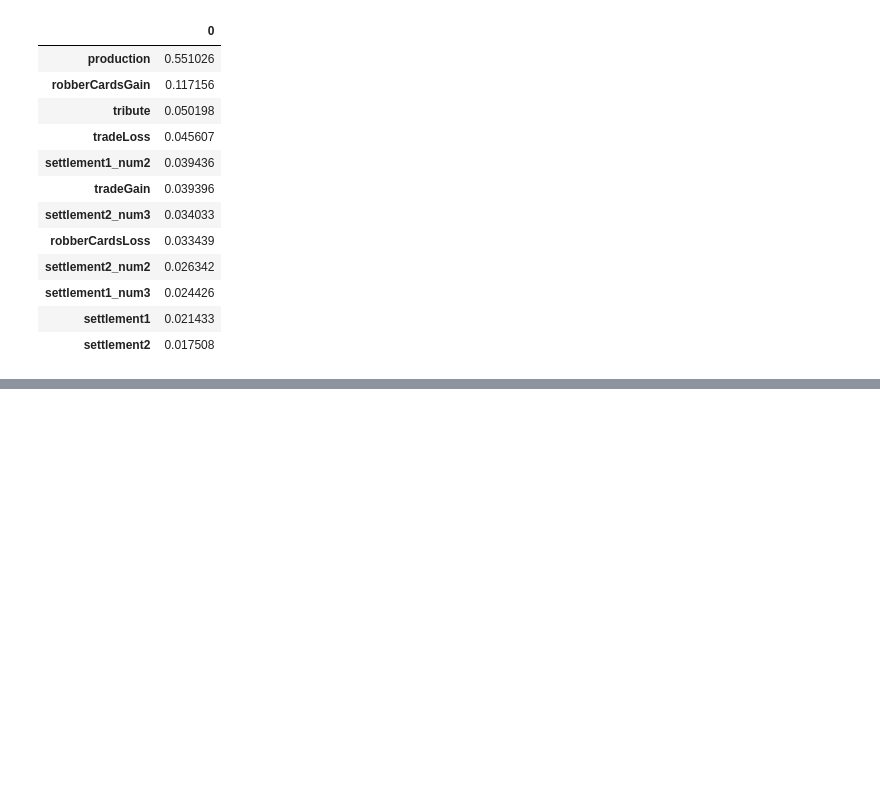
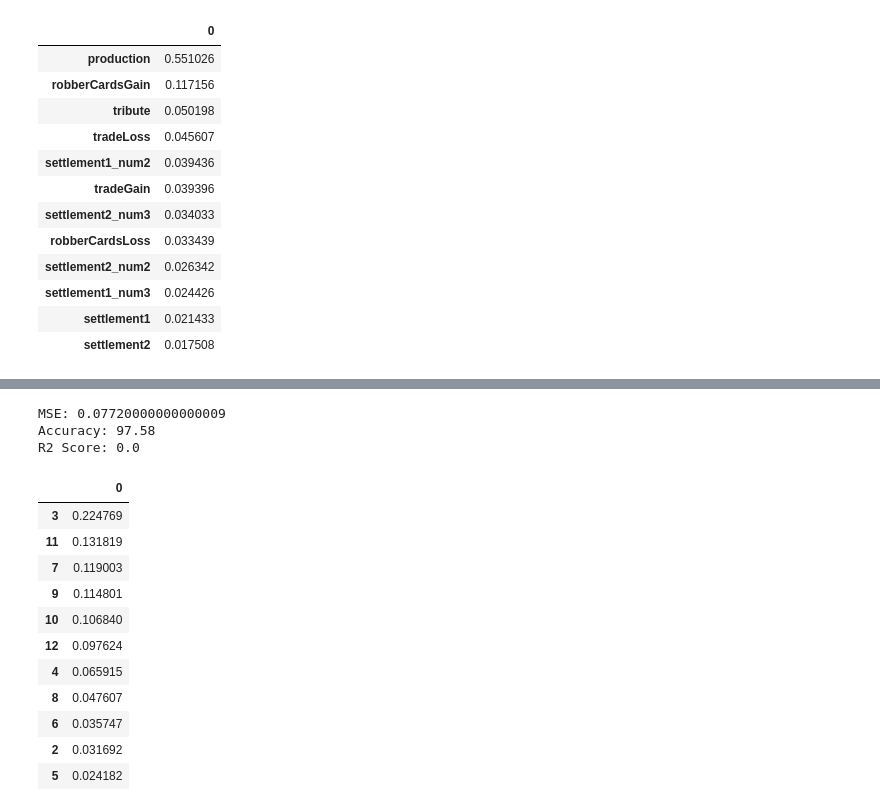
Before and after one commit to okwan91/catanstrategy, a Jupyter notebook: notebooks/Sandbox.ipynb, the cells around one changed output, grey strips where cells are left out. Cells and saved outputs as stored; diff of their text form; code cells hidden in the pictures; blank space fills up the shorter version.

```diff
--- a/notebooks/Sandbox.ipynb
+++ b/notebooks/Sandbox.ipynb
@@ -628,0 +647,35 @@ ft_imp(X_df,y_df)
+# %%
+X_dice = dice.drop('points', axis =1)
+y_dice = dice['points']
+
+X_train, X_test, y_train, y_test = train_test_split(X_dice, y_dice)
+dice_model = RandomForestRegressor()
+dice_model.fit(X_train, y_train)
+dice_pred = dice_model.predict(X_test)
+
+print(f'MSE: {mean_squared_error(y_test, dice_pred)}')
+print(f'Accuracy: {accuracy_(y_test, dice_pred)}')
+print(f'R2 Score: {r2_score(y_test, dice_pred)}')
+
+dice_imp = dice_model.feature_importances_
+dice_names = X_dice.columns
+
+dice_ft = pd.DataFrame(dice_imp, index = dice_names).sort_values(by = 0, ascending = False)
+
+dice_ft
+# %% [output]
+MSE: 0.07720000000000009
+Accuracy: 97.58
+R2 Score: 0.0
+|  | 0 |
+| 3 | 0.224769 |
+| 11 | 0.131819 |
+| 7 | 0.119003 |
+| 9 | 0.114801 |
+| 10 | 0.106840 |
+| 12 | 0.097624 |
+| 4 | 0.065915 |
+| 8 | 0.047607 |
+| 6 | 0.035747 |
+| 2 | 0.031692 |
+| 5 | 0.024182 |
```
Also changed, not shown: parts of 7 cells of this notebook, 1 other file.
